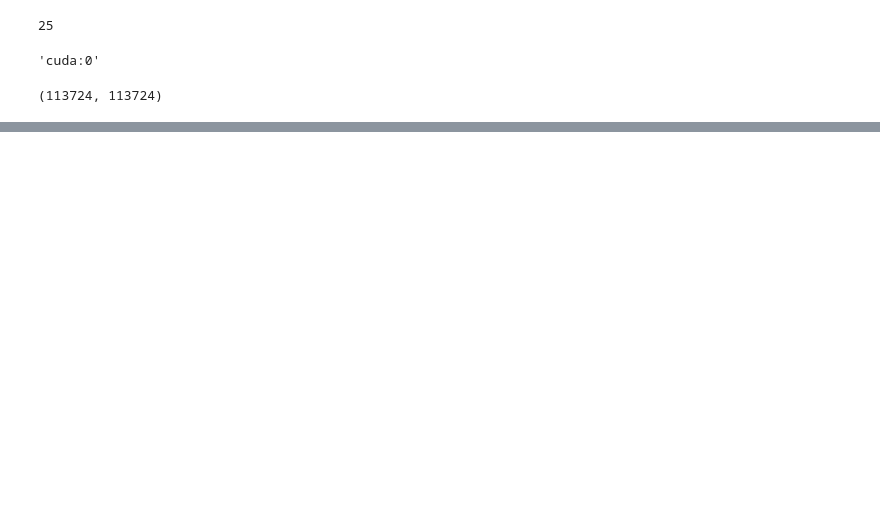
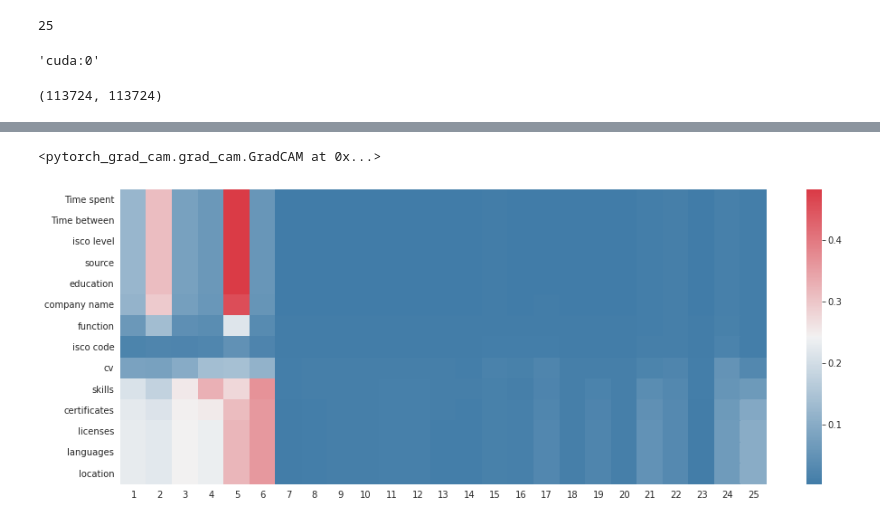
Before and after one commit to maxdata/MSc_thesis, a Jupyter notebook: Explainable/Explainable_CNN.ipynb, the cells around one changed output, grey strips where cells are left out. Cells and saved outputs as stored; diff of their text form; code cells hidden in the pictures; blank space fills up the shorter version.

```diff
--- a/Explainable/Explainable_CNN.ipynb
+++ b/Explainable/Explainable_CNN.ipynb
@@ -873,0 +957,5 @@ sns.heatmap(np.array(overall).mean(axis=0)[:,::-1], cmap=cmap, yticklabels=featu
+# %%
+apply_grad_cam(cnn, cnn.conv2d2, valloader, single=True)
+# %% [output]
+<pytorch_grad_cam.grad_cam.GradCAM at 0x...>
+[figure, added]
```
Also changed, not shown: parts of 24 cells of this notebook, 1 other file.
